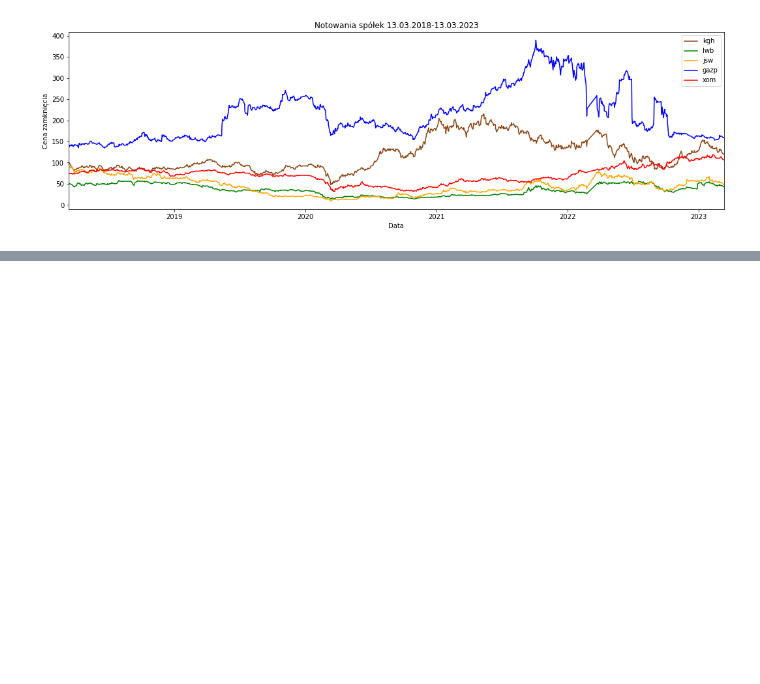
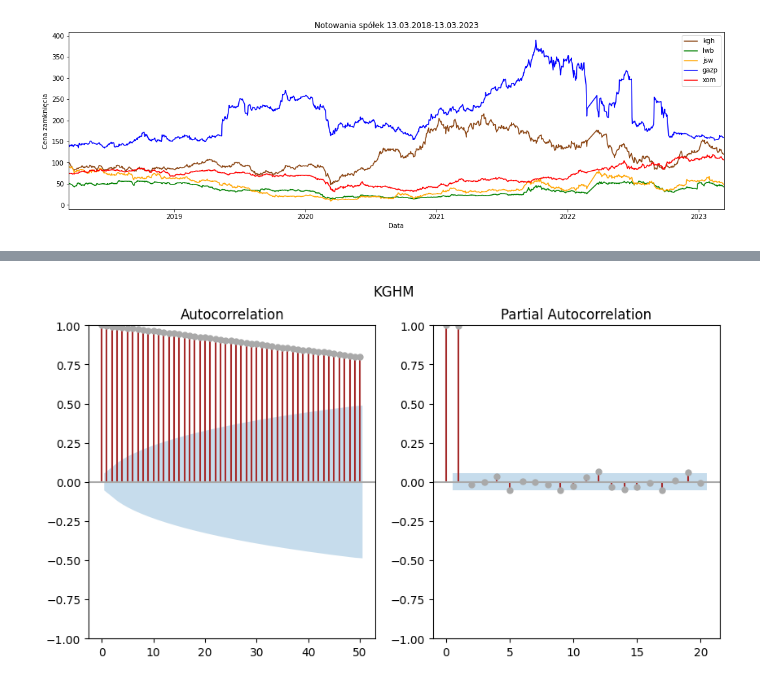
Before and after one commit to KasiaLewandowska/Analiza-portfelowa-spolek-energetycznych, a Jupyter notebook: Projekt_Katarzyna_Lewandowska,_Krzysztof_Niedziejko.ipynb, the cells around one changed output, grey strips where cells are left out. Drawn from its saved outputs; the diff is of its cells as text; code cells hidden in the pictures; blank space fills up the shorter version.

```diff
--- a/Projekt_Katarzyna_Lewandowska,_Krzysztof_Niedziejko.ipynb
+++ b/Projekt_Katarzyna_Lewandowska,_Krzysztof_Niedziejko.ipynb
@@ -234,0 +516,9 @@ plt.show()
+# %%
+fig, ax=plt.subplots(1,2, figsize=(10,5))
+
+plot_acf(spolki_interpolacja['kgh'], lags=50, color="darkgrey", vlines_kwargs={"colors": "brown"}, ax=ax[0])
+plot_pacf(spolki_interpolacja['kgh'], lags=20, color="darkgrey", vlines_kwargs={"colors": "brown"}, ax=ax[1])
+fig.suptitle('KGHM')
+plt.show()
+# %% [output]
+[figure, added]
```
Also changed, not shown: parts of 43 cells of this notebook.
